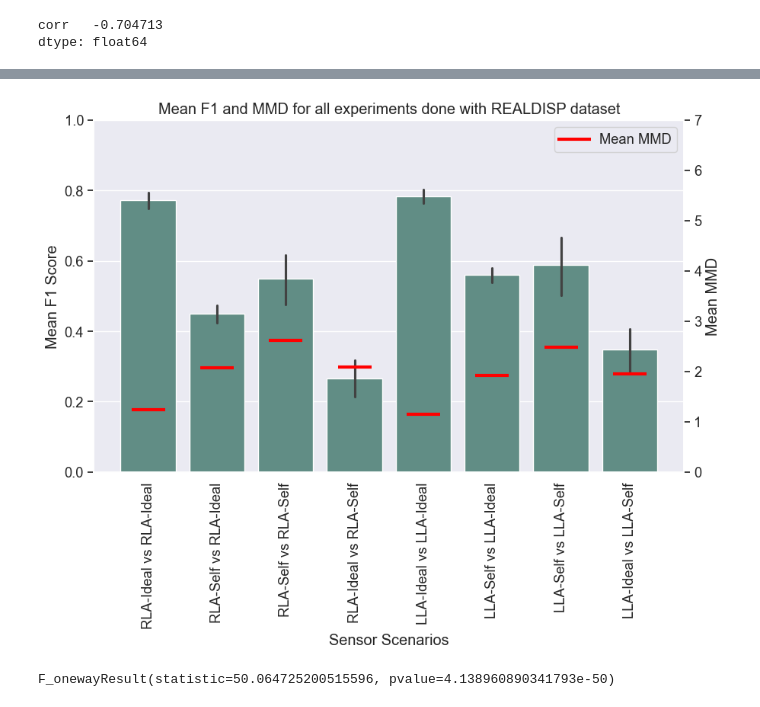
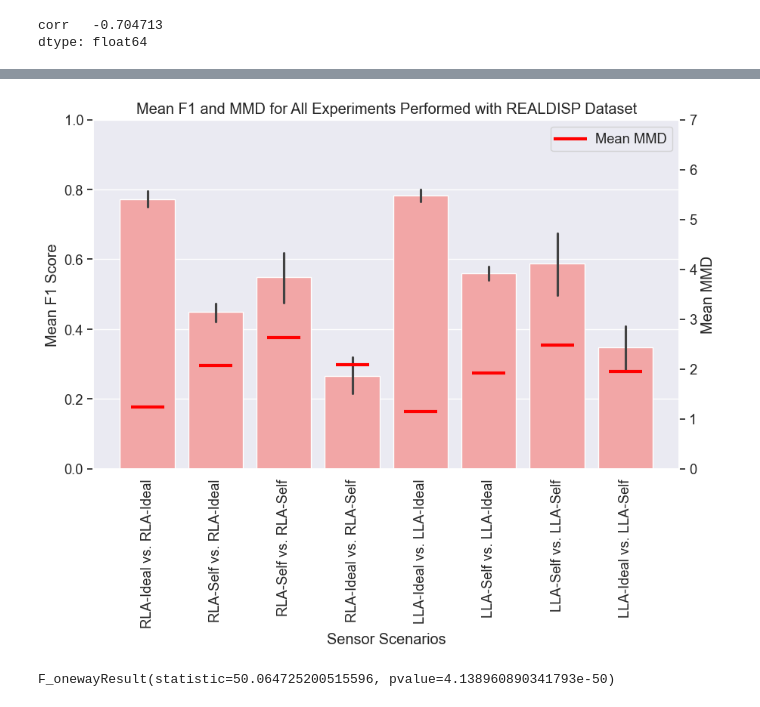
Before and after one commit to Gr33nMayhem/PERCOM_Variability_Research, a Jupyter notebook: notebooks/results_notebook/graph_creation_with_mmd.ipynb, the cells around one changed output, grey strips where cells are left out. Cells and saved outputs as stored; diff of their text form; code cells hidden in the pictures.

```diff
--- a/notebooks/results_notebook/graph_creation_with_mmd.ipynb
+++ b/notebooks/results_notebook/graph_creation_with_mmd.ipynb
@@ -1613,7 +1902,6 @@ ideal_data = all_data[all_data['device_config'].str.contains('ideal')]
 
 # get the data that has RLA in device config
 rla_data = ideal_data[ideal_data['device_config'].str.contains('RLA')]
-
 
 for model in ['attend', 'deepconv', 'tinyhar']:
     # x_data is the mmd values
@@ -1642,7 +1930,7 @@ for model in ['attend', 'deepconv', 'tinyhar']:
     plt.scatter(x_data, y_data)
     plt.xlabel('MMD')
     plt.ylabel('F1 Score')
-    plt.title('Ideal MMD vs F1 Score with model ' + model)
+    plt.title('Ideal MMD vs. F1 Score with model ' + model)
     plt.show()
 # %% [output]
 [ 1.20904028 -1.45068101]
@@ -1683,7 +1971,7 @@ df_mean
 def get_labels_p_values(sensor1, sensor2, results_conf):
     labels = []
     for model in model_list:
-        conf = sensor1 + ' vs ' + sensor2
+        conf = sensor1 + ' vs. ' + sensor2
         p_value = results_conf[(results_conf['device_config'] == conf) & (results_conf['model_type'] == model)][
             'f1_p_value'].values[0]
         print(p_value)
@@ -1707,10 +1995,10 @@ for sensors in sensor_list_realdisp:
     sensor1 = sensors[0]
     sensor2 = sensors[1]
     for model in model_list:
-        conf = sensor2 + ' vs ' + sensor1
+        conf = sensor2 + ' vs. ' + sensor1
         # get data from df where sensor conf is s2 s2 and s1 s2 with model type
-        data_for_var_per_model = df[((df['device_config'] == 'F1 of ' + sensor2 + ' vs ' + sensor1) |
-                                     (df['device_config'] == 'F1 of ' + sensor1 + ' vs ' + sensor1)) & (
+        data_for_var_per_model = df[((df['device_config'] == 'F1 of ' + sensor2 + ' vs. ' + sensor1) |
+                                     (df['device_config'] == 'F1 of ' + sensor1 + ' vs. ' + sensor1)) & (
                                             df['model_type'] == model)]
 
         # remove any duplicates
@@ -1913,12 +2210,12 @@ for pair in sensor_list_realdisp:
 
             dict_results = {'f1': result2[3],
                             'cv': i + 1,
-                            'device_config': 'F1 of ' + sensor_test + ' vs ' + sensor_test, 'model_type': model,
+                            'device_config': 'F1 of ' + sensor_test + ' vs. ' + sensor_test, 'model_type': model,
                             'var_type': var_type, 'has_var': False}
             result_list.append(dict_results)
             dict_results = {'f1': result1[3],
                             'cv': i + 1,
-                            'device_config': 'F1 of ' + sensor_train + ' vs ' + sensor_test, 'model_type': model,
+                            'device_config': 'F1 of ' + sensor_train + ' vs. ' + sensor_test, 'model_type': model,
                             'var_type': var_type, 'has_var': True}
             result_list.append(dict_results)
 
@@ -1957,10 +2254,10 @@ for pair in sensor_list_realdisp:
 
     # plot line graph for each activity with 1_1 being red and 2_1 being blue
     sns.lineplot(data=activity_mmd_1_1['mmd'], color='red',
-                 label='MMD of ' + sensor_abbrev[sensor_test] + ' vs ' + sensor_abbrev[sensor_test] + ' /10')
+                 label='MMD of ' + sensor_abbrev[sensor_test] + ' vs. ' + sensor_abbrev[sensor_test] + ' /10')
     sns.lineplot(data=activity_mmd_2_1['mmd'], color='blue',
-                 label='MMD of ' + sensor_abbrev[sensor_train] + ' vs ' + sensor_abbrev[sensor_test] + ' /10')
-    plt.title('MMD for ' + sensor_abbrev[sensor_train] + ' vs ' + sensor_abbrev[sensor_test])
+                 label='MMD of ' + sensor_abbrev[sensor_train] + ' vs. ' + sensor_abbrev[sensor_test] + ' /10')
+    plt.title('MMD for ' + sensor_abbrev[sensor_train] + ' vs. ' + sensor_abbrev[sensor_test])
     plt.xlabel('Activity')
     plt.ylabel('Mean MMD/10')
     plt.show()
@@ -2126,41 +2423,41 @@ for i in range(len(combined_mean_mmd)):
 # # set x ticks at 90 degrees
 # plt.xticks(rotation=90)
 # # set X axis label to be Device Config
-# ax2.set_xlabel('Device Config (Train vs Test)')
+# ax2.set_xlabel('Device Config (Train vs. Test)')
 # # set Y axis label to be Mean MMD
 # ax2.set_ylabel('Mean MMD / 5')
 # plt.show()
 
 
 # plot overlapping barplots for combined_mean_data and combined_mean_mmd
 fig, ax1 = plt.subplots(figsize=(10, 6))
-cus_color = (90 / 255, 148 / 255, 138 / 255, 255 / 255)
+cus_color = (255/255, 153/255, 153/255, 255 / 255)
 ax1 = sns.barplot(x='device_config', y='f1', data=combined_mean_data, color=cus_color, ax=ax1)
 ax1.set_ylim(0, 1)
 ax1.set_xlabel('Sensor Scenarios')
 ax1.set_ylabel('Mean F1 Score')
 # set x ticks at 90 degrees
 ax1.set_xticklabels(ax1.get_xticklabels(), rotation=90)
 # create a twinplot for ax1
 ax2 = ax1.twinx()
 # remove gridline for ax2
 ax2.grid(False)
 # make ax2 ylim 7
 ax2.set_ylim(0, 7)
 ax2.set_ylabel('Mean MMD')
 # add title, Mean F1 and MMD for all experiments done with REALDISP dataset
-plt.title('Mean F1 and MMD for all experiments done with REALDISP dataset')
+plt.title('Mean F1 and MMD for All Experiments Performed with REALDISP Dataset')
 
 # combine legend for f1 and MMD together on top right
 
 
 ax2.scatter(combined_mean_mmd['device_config'], combined_mean_mmd['mmd'], color='red', marker='_', linewidths=3, s=1000)
 # add a legend for scatter plot
 ax2.legend(['Mean MMD'], loc='upper right')
 
 plt.show()
 # %% [output]
-[figure, old version]
+[figure, new version]
 # %%
 from scipy.stats import f_oneway
 
```
Also changed, not shown: parts of 28 cells of this notebook.
